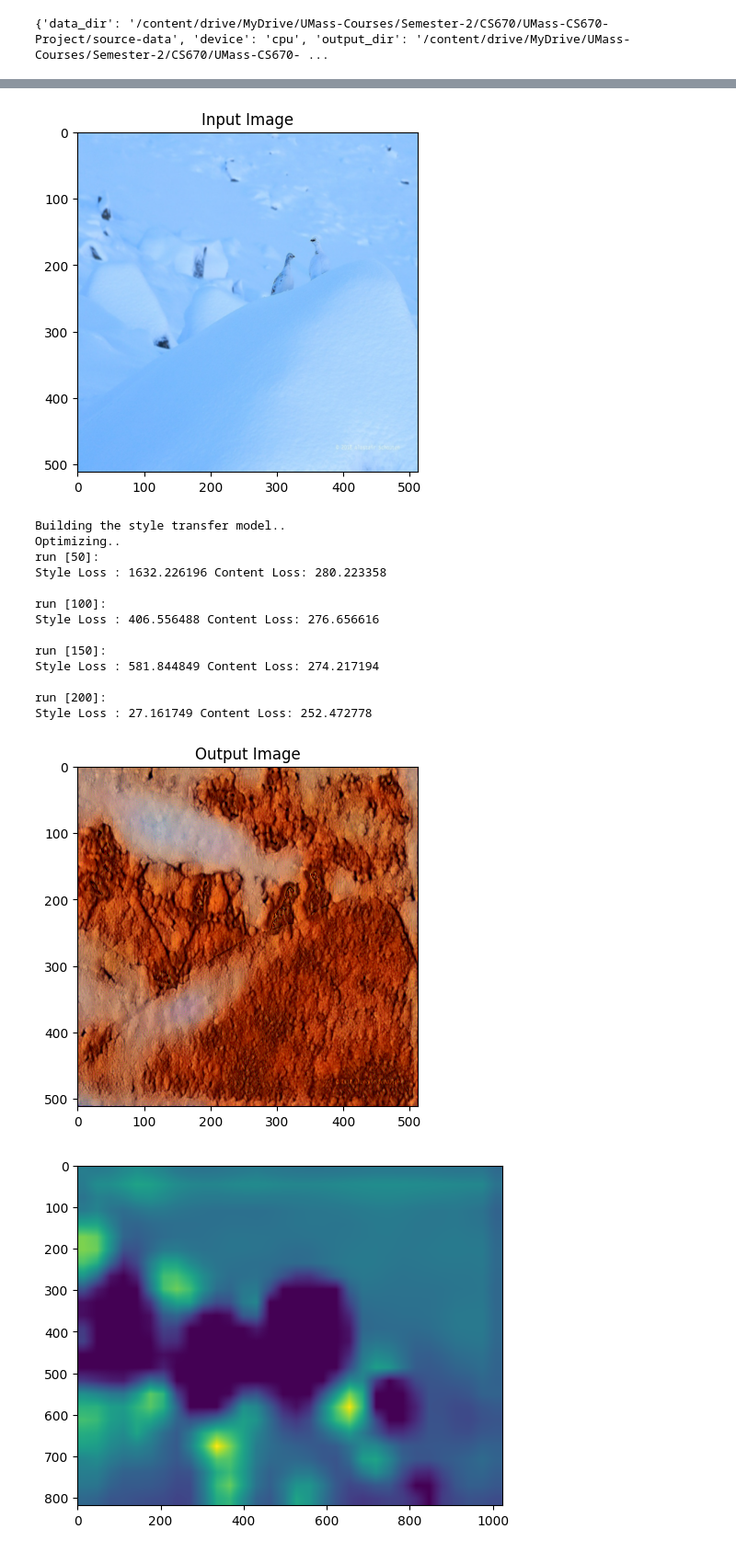
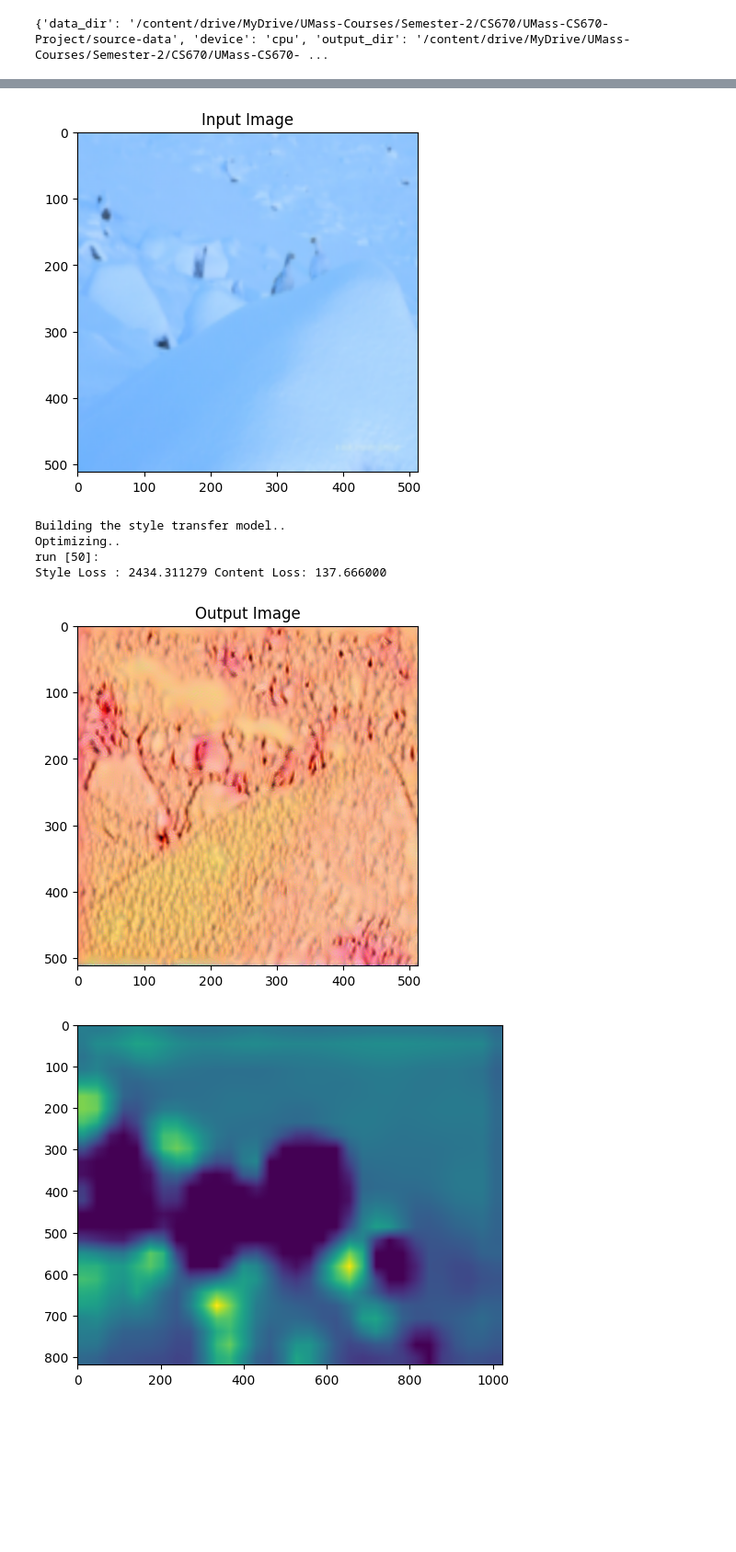
Before and after one commit to VinitraMk/UMass-CS670-Project, a Jupyter notebook: Index.ipynb, the cells around one changed output, grey strips where cells are left out. Shown at 92% size. Cells and saved outputs as stored; diff of their text form; code cells hidden in the pictures; blank space fills up the shorter version.

```diff
--- a/Index.ipynb
+++ b/Index.ipynb
@@ -933,7 +935,7 @@ style_weight = 1e6
 content_weight = 1e1
 
 output = run_style_transfer(cnn, cnn_normalization_mean, cnn_normalization_std,
-                            content_img, style_img, input_img, 200, style_weight, content_weight)
+                            content_img, style_img, input_img, 60, style_weight, content_weight)
 
 plt.figure()
 imshow(output, title='Output Image')
@@ -947,18 +949,9 @@ plt.show()
-[figure, old version]
+[figure, new version]
 Building the style transfer model..
 Optimizing..
 run [50]:
-Style Loss : 1632.226196 Content Loss: 280.223358
-
-run [100]:
-Style Loss : 406.556488 Content Loss: 276.656616
-
-run [150]:
-Style Loss : 581.844849 Content Loss: 274.217194
-
-run [200]:
-Style Loss : 27.161749 Content Loss: 252.472778
+Style Loss : 2434.311279 Content Loss: 137.666000
-[figure, old version]
+[figure, new version]
 # %%
 from models.custom_models import get_model
 from common.utils import load_model, init_config
```
Also changed, not shown: parts of 5 cells of this notebook.
